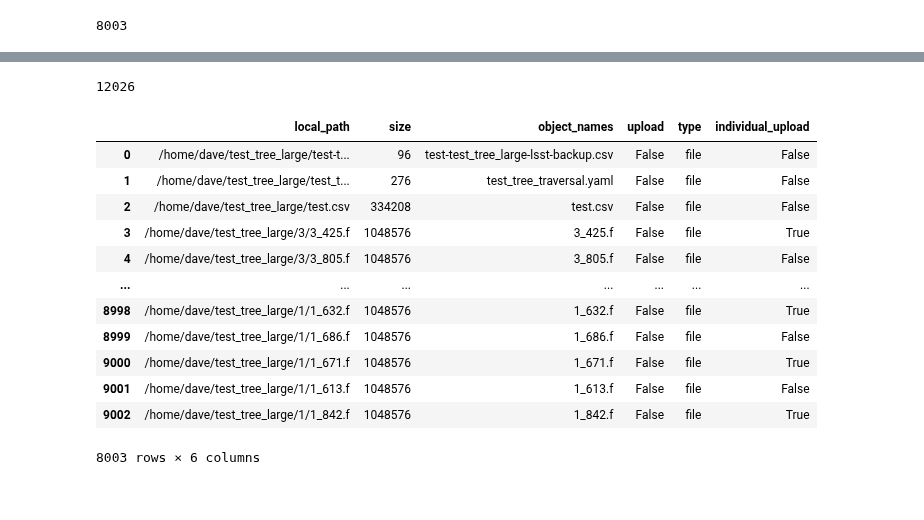
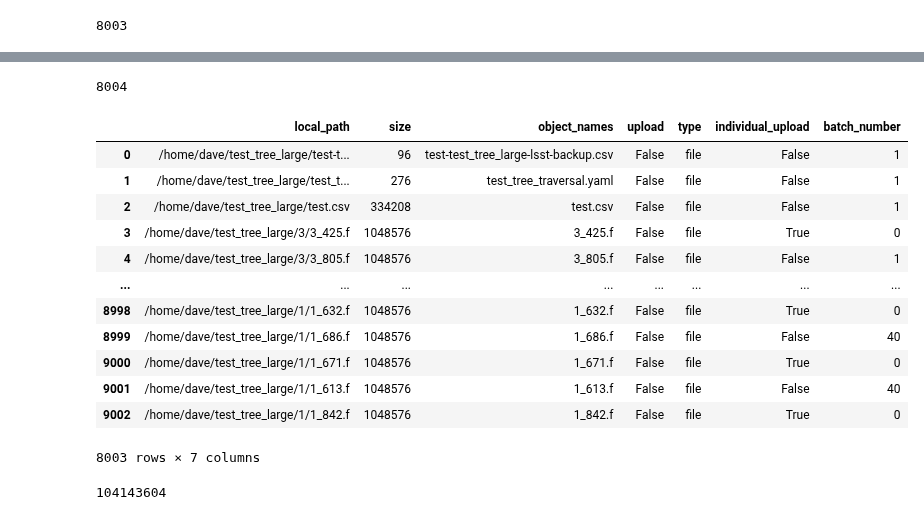
Before and after one commit to lsst-uk/csd3-echo-somerville, a Jupyter notebook: csd3-side/scripts/test_new_traversal_strategy.ipynb, the cells around one changed output, grey strips where cells are left out. Saved outputs shown, nothing was run; the diff lists cells and outputs as text; code cells hidden in the pictures.

```diff
--- a/csd3-side/scripts/test_new_traversal_strategy.ipynb
+++ b/csd3-side/scripts/test_new_traversal_strategy.ipynb
@@ -183,28 +183,30 @@ len(uploads)
 # %%
 
 cumulative_size = 0
-batches = []
-batch = []
-batch_number = []
-k = 0
+batches = [None]
+batch = [None]
+batch_number = [None]
 for row in uploads.iterrows():
     if row[1]['individual_upload']:
         batch_number.append(0)
-    size = row[1]['size']
-    if cumulative_size + size > max_zip_size:
-        batches.append(1)
-        batch = [1]
-        cumulative_size = size
     else:
-        batch.append(1)
-        cumulative_size += size
-    if row[1].local_path == uploads.index[-1]:
-        batches.append(1)
-    batch_number.append(len(batches))
-    print(f'row: {row[1].local_path} - batch: {len(batches)} - cumulative_size: {cumulative_size} - size: {size} - individual_upload: {row[1]["individual_upload"]}')
-    k+=1
-    if k == 10:
-        break
+        size = row[1]['size']
+        if cumulative_size + size > max_zip_size:
+            batches.append(1)
+            batch = [1]
+            cumulative_size = size
+        else:
+            batch.append(1)
+            cumulative_size += size
+            print(row[1].name)
+            if row[1].name == uploads.index[-1]:
+                print('inif')
+                batches.append(1)
+        batch_number.append(len(batches))
+    print(f'row: {row[1].name} - batch: {len(batches)} - cumulative_size: {cumulative_size} - size: {size} - individual_upload: {row[1]["individual_upload"]}')
+    # k+=1
+    # if k == 10:
+        # break
 
-batch_number
+batch_number[-10:]
 # %% [output]
@@ -228,20 +231,25 @@ batch_number
 # %%
 len(batch_number)
 # %% [output]
-12026
+8004
-# %%
-uploads
-# %% [output]
-|  | local_path | size | object_names | upload | type | individual_upload |
-| 0 | /home/dave/test_tree_large/test-t... | 96 | test-test_tree_large-lsst-backup.csv | False | file | False |
-| 1 | /home/dave/test_tree_large/test_t... | 276 | test_tree_traversal.yaml | False | file | False |
-| 2 | /home/dave/test_tree_large/test.csv | 334208 | test.csv | False | file | False |
-| 3 | /home/dave/test_tree_large/3/3_425.f | 1048576 | 3_425.f | False | file | True |
-| 4 | /home/dave/test_tree_large/3/3_805.f | 1048576 | 3_805.f | False | file | False |
-| ... | ... | ... | ... | ... | ... | ... |
-| 8998 | /home/dave/test_tree_large/1/1_632.f | 1048576 | 1_632.f | False | file | True |
-| 8999 | /home/dave/test_tree_large/1/1_686.f | 1048576 | 1_686.f | False | file | False |
-| 9000 | /home/dave/test_tree_large/1/1_671.f | 1048576 | 1_671.f | False | file | True |
-| 9001 | /home/dave/test_tree_large/1/1_613.f | 1048576 | 1_613.f | False | file | False |
-| 9002 | /home/dave/test_tree_large/1/1_842.f | 1048576 | 1_842.f | False | file | True |
-8003 rows × 6 columns
+# %%
+uploads['batch_number'] = batch_number[1:]
+uploads
+# %% [output]
+|  | local_path | size | object_names | upload | type | individual_upload | batch_number |
+| 0 | /home/dave/test_tree_large/test-t... | 96 | test-test_tree_large-lsst-backup.csv | False | file | False | 1 |
+| 1 | /home/dave/test_tree_large/test_t... | 276 | test_tree_traversal.yaml | False | file | False | 1 |
+| 2 | /home/dave/test_tree_large/test.csv | 334208 | test.csv | False | file | False | 1 |
+| 3 | /home/dave/test_tree_large/3/3_425.f | 1048576 | 3_425.f | False | file | True | 0 |
+| 4 | /home/dave/test_tree_large/3/3_805.f | 1048576 | 3_805.f | False | file | False | 1 |
+| ... | ... | ... | ... | ... | ... | ... | ... |
+| 8998 | /home/dave/test_tree_large/1/1_632.f | 1048576 | 1_632.f | False | file | True | 0 |
+| 8999 | /home/dave/test_tree_large/1/1_686.f | 1048576 | 1_686.f | False | file | False | 40 |
+| 9000 | /home/dave/test_tree_large/1/1_671.f | 1048576 | 1_671.f | False | file | True | 0 |
+| 9001 | /home/dave/test_tree_large/1/1_613.f | 1048576 | 1_613.f | False | file | False | 40 |
+| 9002 | /home/dave/test_tree_large/1/1_842.f | 1048576 | 1_842.f | False | file | True | 0 |
+8003 rows × 7 columns
+# %%
+uploads[uploads['batch_number'] == 1]['size'].sum()
+# %% [output]
+104143604
```
Also changed, not shown: parts of 2 cells of this notebook.
